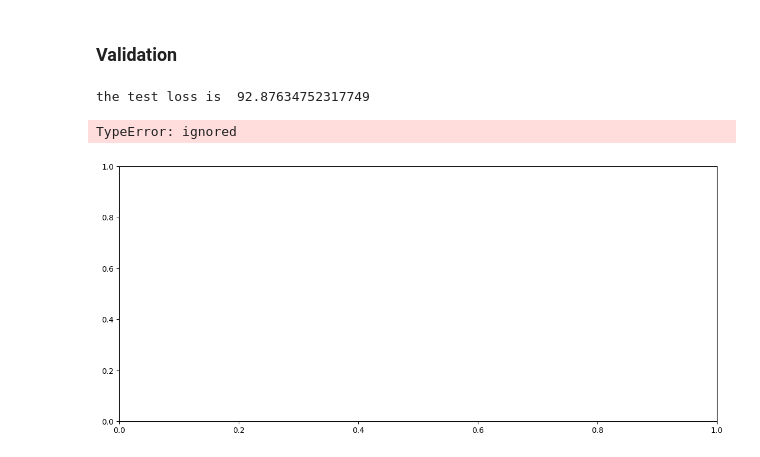
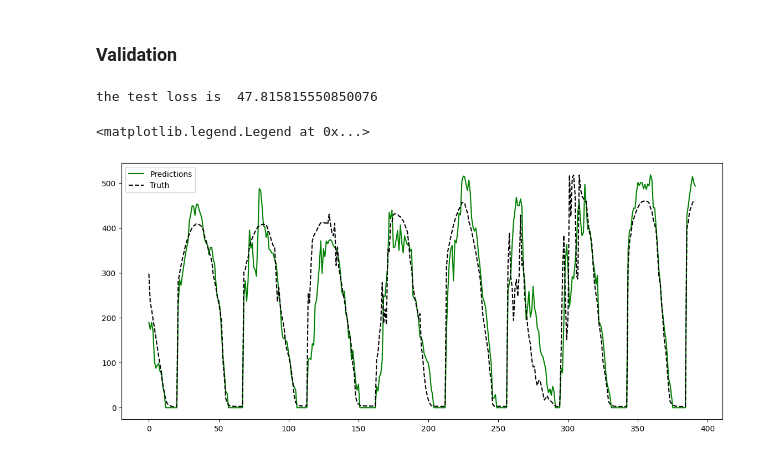
Before and after one commit to CS-433/ml-project-2-lapd, a Jupyter notebook: Project_with_pytorch_CV_with_meteo (1).ipynb, the cells around one changed output. Cells and saved outputs as stored; diff of their text form; code cells hidden in the pictures.

```diff
--- a/Project_with_pytorch_CV_with_meteo (1).ipynb
+++ b/Project_with_pytorch_CV_with_meteo (1).ipynb
@@ -318,0 +369,4 @@ ghi_dataset = GHIDataset2(path,'labels.npy','X.npy','meteo.xlsx','ground_truth.n
+# %%
+data = ghi_dataset[[42]][0][0]
+im2 = cloud_segmentor(data)
+im2.shape
@@ -770,9 +869,9 @@ last_model = []
 
 #define the loader
 #ghi_train_shuffle = shuffle(ghi_train)
-train_loader = DataLoader(ghi_train, batch_sampler=SequentialBatchSampler(np.arange(len(ghi_train)), batch_size=batch, dec = batch))
+#train_loader = DataLoader(ghi_train, batch_sampler=SequentialBatchSampler(np.arange(len(ghi_train)), batch_size=batch, dec = batch))
 print("loading")
-#train_loader = DataLoader(ghi_train, batch_sampler=SequentialBatchSampler2(np.arange(len(ghi_train)),L=4,batch_size=batch))
+train_loader = DataLoader(ghi_train, batch_sampler=SequentialBatchSampler2(np.arange(len(ghi_train)),L=1,batch_size=batch))
 print("loading ok")
 scheduler = torch.optim.lr_scheduler.CosineAnnealingLR(
         optimizer,
@@ -878,42 +974,52 @@ best loss 73.21695229129612 epoch 21
 
 ### Validation
 # %%
-#test_loader = DataLoader(ghi_test, batch_sampler=SequentialBatchSampler2(np.arange(len(ghi_test)),L=4,batch_size=batch,validation= True))
 
 model.load_state_dict(best_model_state)
 
-test_loader = DataLoader(ghi_test, batch_sampler=SequentialBatchSampler(np.arange(len(ghi_test)),batch_size=batch, dec = batch))
+test_loader = DataLoader(ghi_test, batch_sampler=SequentialBatchSampler2(np.arange(len(ghi_test)),L=1,batch_size=batch,validation= True))
+#test_loader = DataLoader(ghi_test, batch_sampler=SequentialBatchSampler(np.arange(len(ghi_test)),batch_size=batch, dec = batch))
 
 pred = []
 truth = []
 test_loss = []
 model.eval()
+past = 0
+date_past = 0
 for data in test_loader:
   data = list(feature.to(device) for feature in data)
   target = data.pop()
-  #print(target)
   output = model(*data)
-  #pred.extend(output.tolist())
-  #truth.extend(target[...,-1].tolist())
-  #test_loss.append(criterion(output, target[...,-1]).item())
-  truth.append(target)
-  pred.append(output)
-  test_loss.append(criterion(output, target).item())
+
+  # processing
+  output = torch.where(output < 20, torch.tensor(0, device=output.device, dtype=output.dtype), output)
+
+  date = data[2][:, 0, 0]
+
+  if past == 0 and date_past == date[0]: output[0]= 0
+  for id in range(len(output)-1) :
+    if output[id] == 0 and date[id] == date[id+1]: output[id+1]= 0
+
+  pred.extend(output.tolist())
+  truth.extend(target[...,-1].tolist())
+  test_loss.append(criterion(output, target[...,-1]).item())
+  past = output[-1]
+  date_past = date[-1]
 
 
 Loss = np.mean(np.sqrt(test_loss))
 
 #print(len(pred),len(truth))
 print("the test loss is ",Loss)
 #### a plot to visualize our predictions vs the true vlaues
 plt.figure(figsize=(14,6))
 plt.plot(pred, 'g', label = "Predictions")
 plt.plot(truth, '--k',label = 'Truth')
 plt.legend(loc = 'best')
 # %% [output]
-the test loss is  92.87634752317749
+the test loss is  47.815815550850076
-TypeError: ignored
+<matplotlib.legend.Legend at 0x...>
-[figure, old version]
+[figure, new version]
 # %%
 #test_loader = DataLoader(ghi_test, batch_sampler=SequentialBatchSampler2(np.arange(len(ghi_test)),L=4,batch_size=batch,validation= True))
 
```
Also changed, not shown: parts of 11 cells of this notebook.
